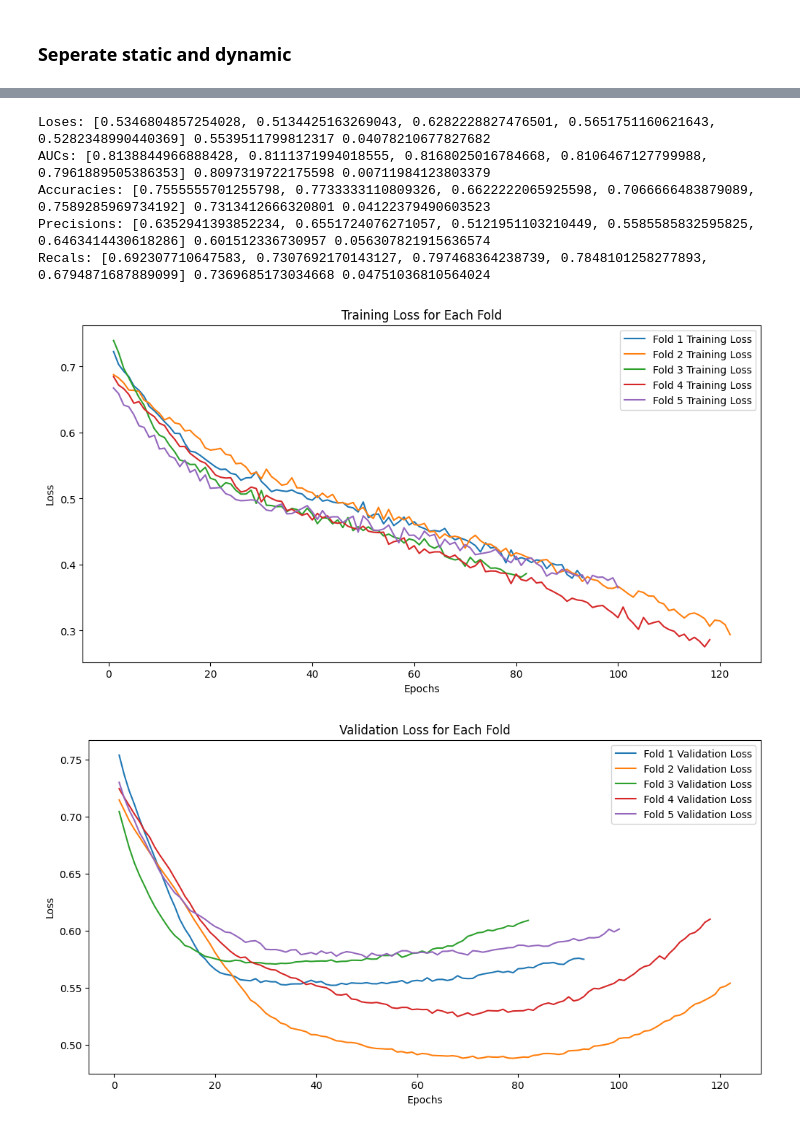
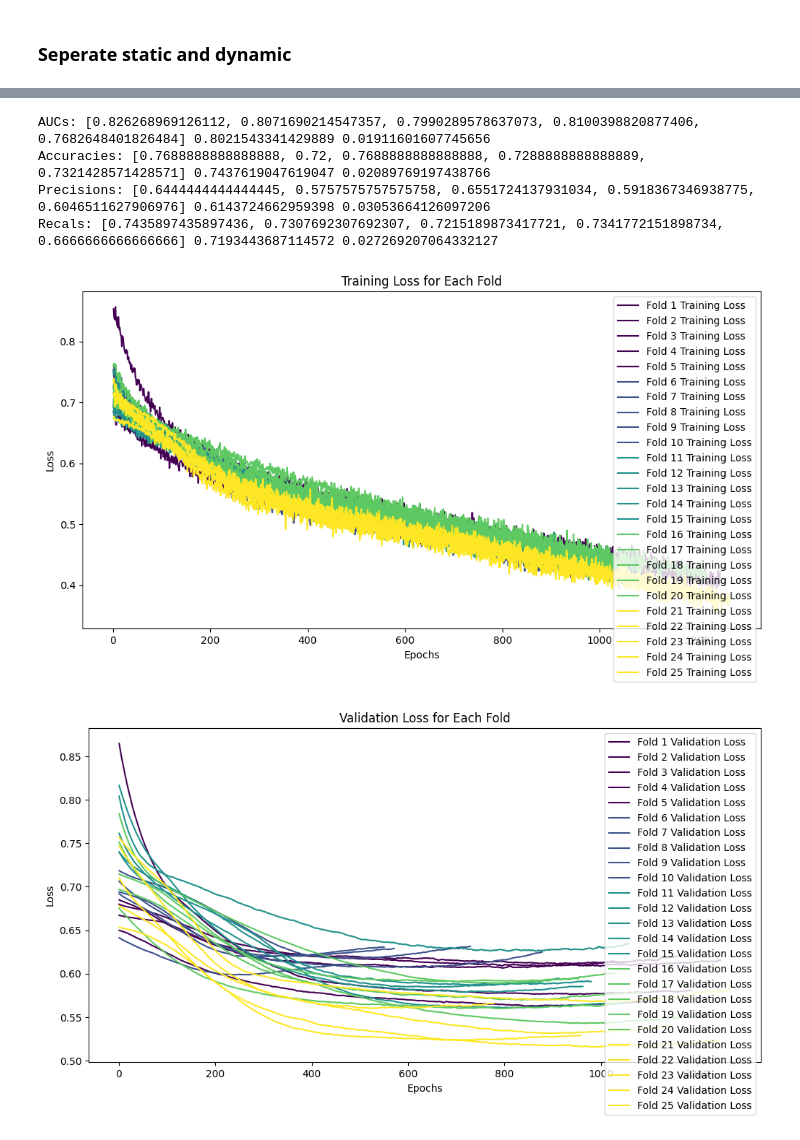
Before and after one commit to BuiHoangTu/hust.year2023.PredictingRiskDiabeticKetoacidosis-associatedKidneyInjury, a Jupyter notebook: deep_learning_lstm_split.ipynb, the cells around one changed output, grey strips where cells are left out. Drawn from its saved outputs; the diff is of its cells as text; code cells hidden in the pictures.

```diff
--- a/deep_learning_lstm_split.ipynb
+++ b/deep_learning_lstm_split.ipynb
@@ -114,3 +75,0 @@ def trainValTest():
-# %%
-for trainPatients, testPatients in trainTest():
-    print(len(trainPatients.patientList), len(testPatients.patientList))
@@ -150,8 +103,8 @@ def createModel2(timeSteps, timeFeatures, staticFeatures):
     # batNormCnn = BatchNormalization()(cnnLayer)
     # poolingLayer = MaxPooling1D(2)(batNormCnn)
     seriesLayer = LSTM(64, return_sequences=True)(timeInputLayer)
-    dropout1 = Dropout(0.2)(seriesLayer)
-    seriesLayer2 = tf.keras.layers.GlobalAveragePooling1D()(dropout1)
+    combined = Dropout(0.2)(seriesLayer)
+    seriesLayer2 = tf.keras.layers.GlobalAveragePooling1D()(combined)
     seriesDense = Dense(32, activation="relu")(seriesLayer2)
 
     # static layers
@@ -160,13 +113,15 @@ def createModel2(timeSteps, timeFeatures, staticFeatures):
 
     # combine layers
     combined = Concatenate(axis=1)([seriesDense, staticLayer])
-    dense1 = Dense(16, activation="relu")(combined)
-    dropout1 = Dropout(0.2)(dense1)
-    dense2 = Dense(1, activation="sigmoid")(dropout1)
+    combined = Dense(16, activation="relu")(combined)
+    # combined = Dropout(0.2)(combined)
+    # combined = Dense(8, activation="relu")(combined)
+    combined = Dropout(0.2)(combined)
+    combined = Dense(1, activation="sigmoid")(combined)
 
-    model = Model(inputs=[timeInputLayer, staticInputLayer], outputs=dense2)
+    model = Model(inputs=[timeInputLayer, staticInputLayer], outputs=combined)
     model.compile(
-        optimizer=Adam(learning_rate=0.0001),
+        optimizer=Adam(learning_rate=0.00001),
         loss="binary_crossentropy",
         metrics=["AUC", "accuracy", "precision", "recall"],
     )
@@ -320,41 +262,51 @@ Epoch 120/1000
 # %%
-print("Loses:", loses, np.mean(loses), np.std(loses))
+# print("Loses:", loses, np.mean(loses), np.std(loses))
 print("AUCs:", aucs, np.mean(aucs), np.std(aucs))
 print("Accuracies:", accuracies, np.mean(accuracies), np.std(accuracies))
 print("Precisions:", precisions, np.mean(precisions), np.std(precisions))
 print("Recals:", recals, np.mean(recals), np.std(recals))
 # %% [output]
-Loses: [0.5346804857254028, 0.5134425163269043, 0.6282228827476501, 0.5651751160621643, 0.5282348990440369] 0.5539511799812317 0.04078210677827682
-AUCs: [0.8138844966888428, 0.8111371994018555, 0.8168025016784668, 0.8106467127799988, 0.7961889505386353] 0.8097319722175598 0.00711984123803379
-Accuracies: [0.7555555701255798, 0.7733333110809326, 0.6622222065925598, 0.7066666483879089, 0.7589285969734192] 0.7313412666320801 0.04122379490603523
-Precisions: [0.6352941393852234, 0.6551724076271057, 0.5121951103210449, 0.5585585832595825, 0.6463414430618286] 0.601512336730957 0.056307821915636574
-Recals: [0.692307710647583, 0.7307692170143127, 0.797468364238739, 0.7848101258277893, 0.6794871687889099] 0.7369685173034668 0.04751036810564024
+AUCs: [0.826268969126112, 0.8071690214547357, 0.7990289578637073, 0.8100398820877406, 0.7682648401826484] 0.8021543341429889 0.01911601607745656
+Accuracies: [0.7688888888888888, 0.72, 0.7688888888888888, 0.7288888888888889, 0.7321428571428571] 0.7437619047619047 0.02089769197438766
+Precisions: [0.6444444444444445, 0.5757575757575758, 0.6551724137931034, 0.5918367346938775, 0.6046511627906976] 0.6143724662959398 0.03053664126097206
+Recals: [0.7435897435897436, 0.7307692307692307, 0.7215189873417721, 0.7341772151898734, 0.6666666666666666] 0.7193443687114572 0.027269207064332127
 # %%
 import matplotlib.pyplot as plt
+import matplotlib.cm as cm
 
 
 plt.figure(figsize=(12, 6))
+
+colors = cm.viridis(np.linspace(0, 1, 5))
 for i, train_loss in enumerate(train_loss_list):
     plt.plot(
-        range(1, len(train_loss) + 1), train_loss, label=f"Fold {i+1} Training Loss"
+        range(1, len(train_loss) + 1),
+        train_loss,
+        label=f"Fold {i+1} Training Loss",
+        color=colors[i // 5],
     )
 plt.title("Training Loss for Each Fold")
 plt.xlabel("Epochs")
 plt.ylabel("Loss")
 plt.legend()
 plt.savefig("result/lstm_split_train_loss.svg")
 plt.show()
 
 # Plot the validation loss for each fold
 plt.figure(figsize=(12, 6))
 for i, val_loss in enumerate(val_loss_list):
-    plt.plot(range(1, len(val_loss) + 1), val_loss, label=f"Fold {i+1} Validation Loss")
+    plt.plot(
+        range(1, len(val_loss) + 1),
+        val_loss,
+        label=f"Fold {i+1} Validation Loss",
+        color=colors[i // 5],
+    )
 plt.title("Validation Loss for Each Fold")
 plt.xlabel("Epochs")
 plt.ylabel("Loss")
 plt.legend()
 plt.savefig("result/lstm_split_val_loss.svg")
 plt.show()
 # %% [output]
-[figure, old version]
+[figure, new version]
-[figure, old version]
+[figure, new version]
```
Also changed, not shown: parts of 6 cells of this notebook, 29 other files.
